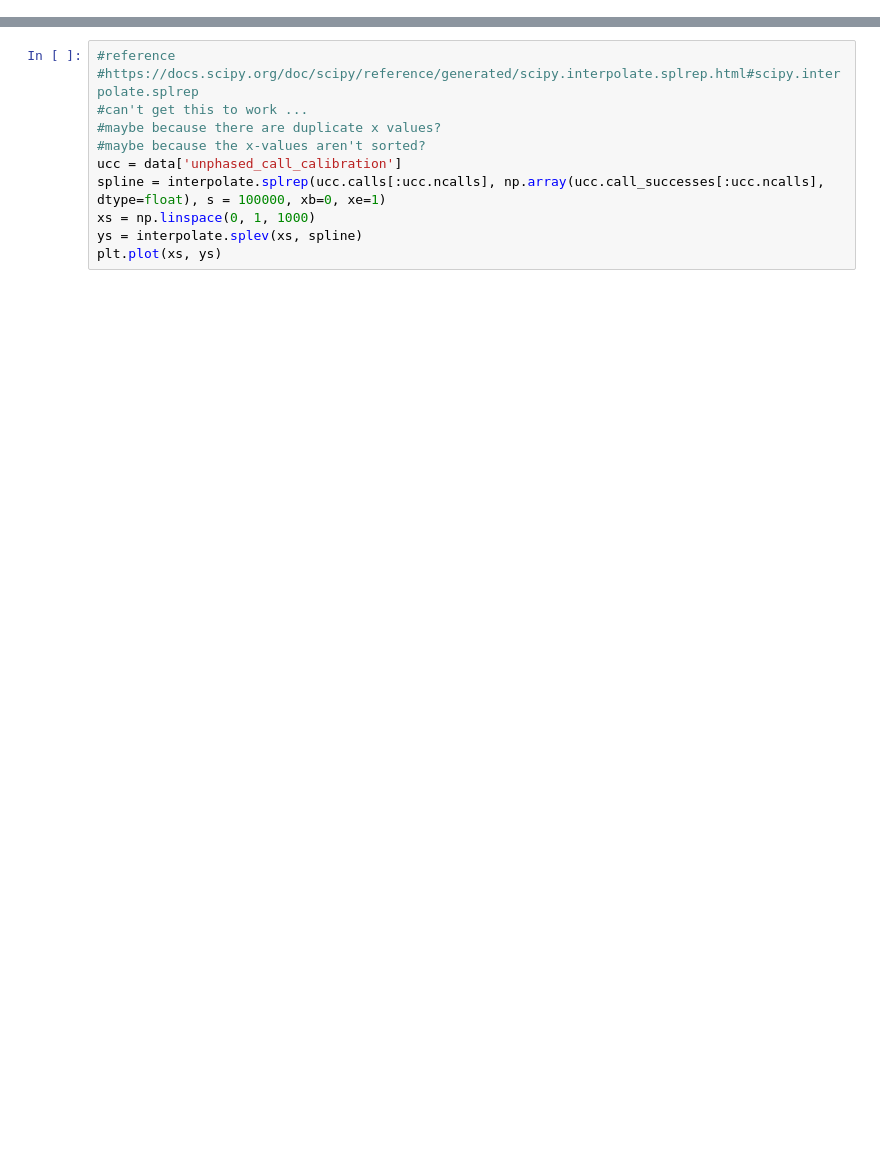
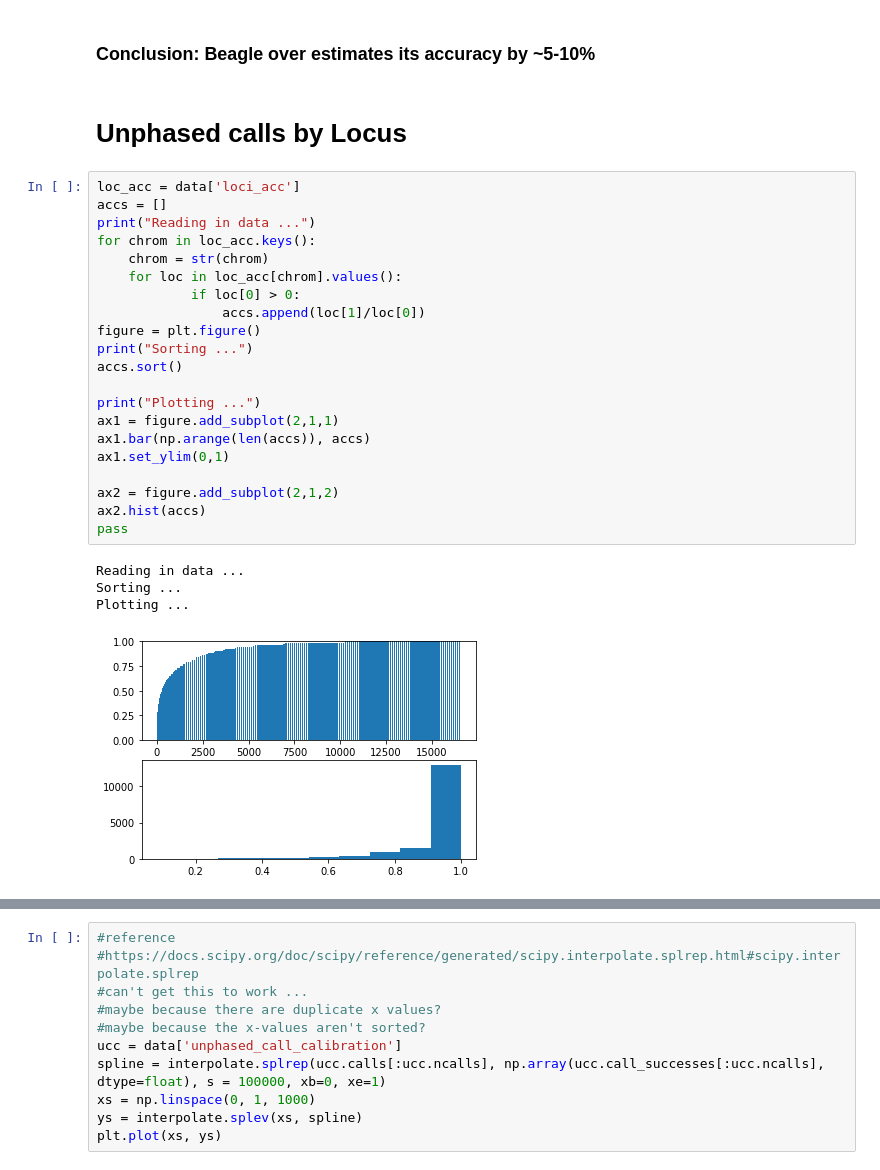
Before and after one commit to LiterallyUniqueLogin/ukbiobank_strs, a Jupyter notebook: pre_imputation_qc/ref_panel_size/graph_analysis.ipynb, the cells around one changed output, grey strips where cells are left out. Cells and saved outputs as stored; diff of their text form; blank space fills up the shorter version.

```diff
--- a/pre_imputation_qc/ref_panel_size/graph_analysis.ipynb
+++ b/pre_imputation_qc/ref_panel_size/graph_analysis.ipynb
@@ -45,0 +74,30 @@ set([1,2])
+# %% [markdown]
+### Conclusion: Beagle over estimates its accuracy by ~5-10%
+# %% [markdown]
+# Unphased calls by Locus
+# %%
+loc_acc = data['loci_acc']
+accs = []
+print("Reading in data ...")
+for chrom in loc_acc.keys():
+    chrom = str(chrom)
+    for loc in loc_acc[chrom].values():
+            if loc[0] > 0:
+                accs.append(loc[1]/loc[0])
+figure = plt.figure()
+print("Sorting ...")
+accs.sort()
+
+print("Plotting ...")
+ax1 = figure.add_subplot(2,1,1)
+ax1.bar(np.arange(len(accs)), accs)
+ax1.set_ylim(0,1)
+
+ax2 = figure.add_subplot(2,1,2)
+ax2.hist(accs)
+pass
+# %% [output]
+Reading in data ...
+Sorting ...
+Plotting ...
+[figure, added]
```
Also changed, not shown: parts of 14 cells of this notebook, 2 other files.
